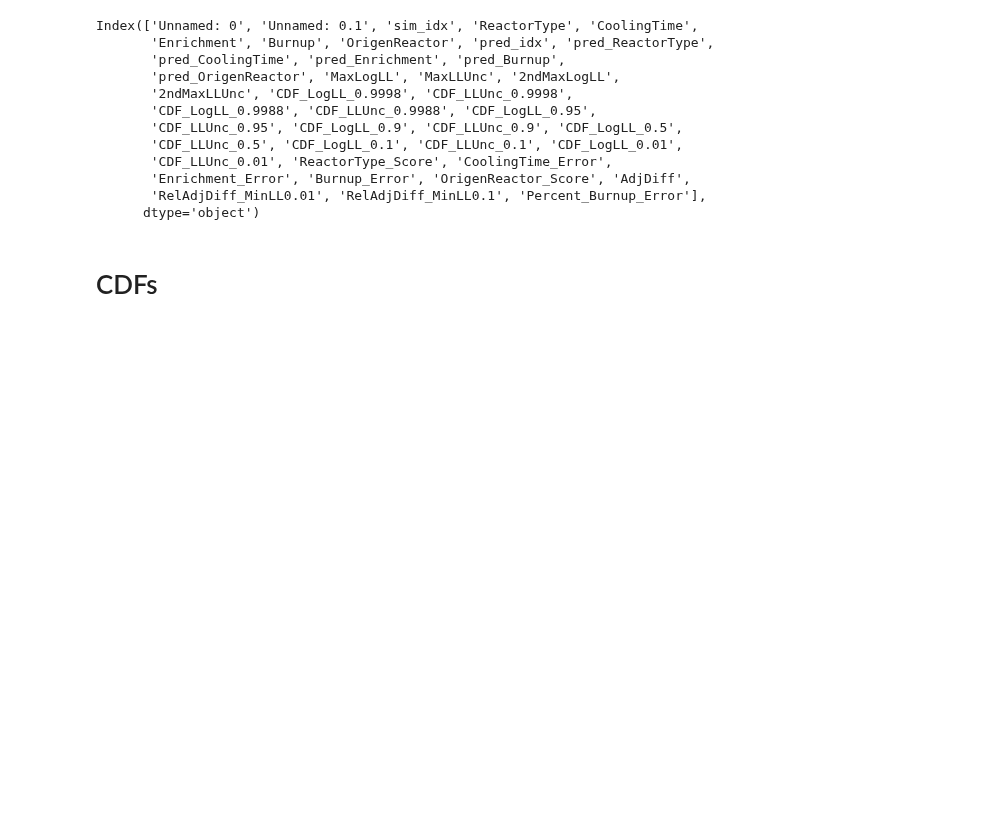
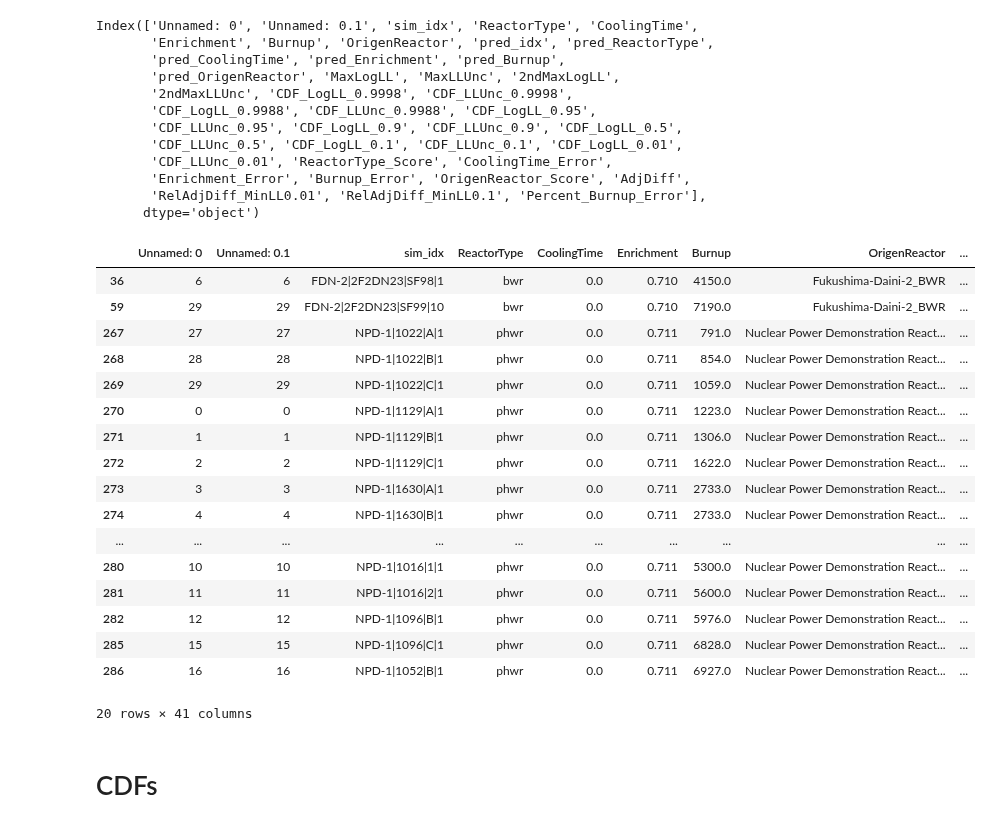
Before and after one commit to opotowsky/like-me-fuel, a Jupyter notebook: jupyter_notebooks/htc_mll_results.ipynb, the cells around one changed output. Saved outputs shown, nothing was run; the diff lists cells and outputs as text; code cells hidden in the pictures; blank space fills up the shorter version.

```diff
--- a/jupyter_notebooks/htc_mll_results.ipynb
+++ b/jupyter_notebooks/htc_mll_results.ipynb
@@ -60,6 +60,26 @@ Index(['Unnamed: 0', 'Unnamed: 0.1', 'sim_idx', 'ReactorType', 'CoolingTime',
 # %%
 #max_ll_pred = df0['MaxLogLL'].quantile(1, interpolation='higher')
 #df0.loc[df0['MaxLogLL'] == max_ll_pred]
+dfs['dfSfco0'].loc[dfs['dfSfco0']['Percent_Burnup_Error'] > 1.0]
+# %% [output]
+|  | Unnamed: 0 | Unnamed: 0.1 | sim_idx | ReactorType | CoolingTime | Enrichment | Burnup | OrigenReactor | ... |
+| 36 | 6 | 6 | FDN-2|2F2DN23|SF98|1 | bwr | 0.0 | 0.710 | 4150.0 | Fukushima-Daini-2_BWR | ... |
+| 59 | 29 | 29 | FDN-2|2F2DN23|SF99|10 | bwr | 0.0 | 0.710 | 7190.0 | Fukushima-Daini-2_BWR | ... |
+| 267 | 27 | 27 | NPD-1|1022|A|1 | phwr | 0.0 | 0.711 | 791.0 | Nuclear Power Demonstration React... | ... |
+| 268 | 28 | 28 | NPD-1|1022|B|1 | phwr | 0.0 | 0.711 | 854.0 | Nuclear Power Demonstration React... | ... |
+| 269 | 29 | 29 | NPD-1|1022|C|1 | phwr | 0.0 | 0.711 | 1059.0 | Nuclear Power Demonstration React... | ... |
+| 270 | 0 | 0 | NPD-1|1129|A|1 | phwr | 0.0 | 0.711 | 1223.0 | Nuclear Power Demonstration React... | ... |
+| 271 | 1 | 1 | NPD-1|1129|B|1 | phwr | 0.0 | 0.711 | 1306.0 | Nuclear Power Demonstration React... | ... |
+| 272 | 2 | 2 | NPD-1|1129|C|1 | phwr | 0.0 | 0.711 | 1622.0 | Nuclear Power Demonstration React... | ... |
+| 273 | 3 | 3 | NPD-1|1630|A|1 | phwr | 0.0 | 0.711 | 2733.0 | Nuclear Power Demonstration React... | ... |
+| 274 | 4 | 4 | NPD-1|1630|B|1 | phwr | 0.0 | 0.711 | 2733.0 | Nuclear Power Demonstration React... | ... |
+| ... | ... | ... | ... | ... | ... | ... | ... | ... | ... |
+| 280 | 10 | 10 | NPD-1|1016|1|1 | phwr | 0.0 | 0.711 | 5300.0 | Nuclear Power Demonstration React... | ... |
+| 281 | 11 | 11 | NPD-1|1016|2|1 | phwr | 0.0 | 0.711 | 5600.0 | Nuclear Power Demonstration React... | ... |
+| 282 | 12 | 12 | NPD-1|1096|B|1 | phwr | 0.0 | 0.711 | 5976.0 | Nuclear Power Demonstration React... | ... |
+| 285 | 15 | 15 | NPD-1|1096|C|1 | phwr | 0.0 | 0.711 | 6828.0 | Nuclear Power Demonstration React... | ... |
+| 286 | 16 | 16 | NPD-1|1052|B|1 | phwr | 0.0 | 0.711 | 6927.0 | Nuclear Power Demonstration React... | ... |
+20 rows × 41 columns
 # %% [markdown]
 # CDFs
 # %% [markdown]
```
Also changed, not shown: parts of 4 cells of this notebook, 1 other file.
